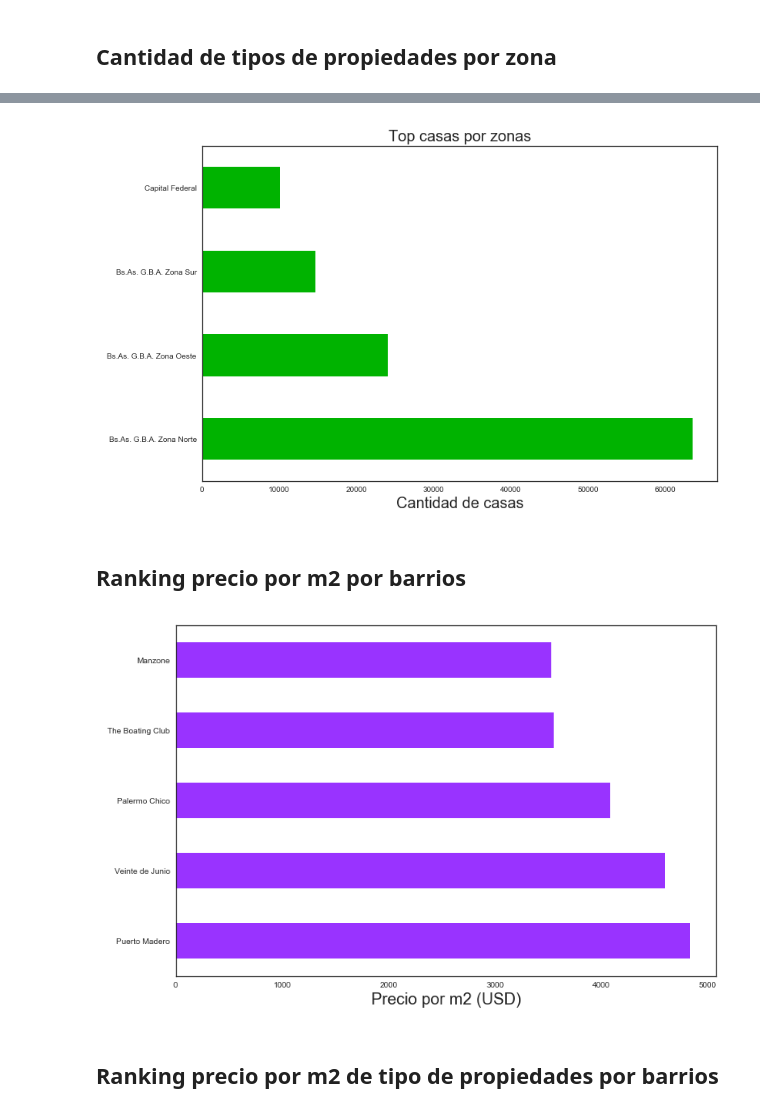
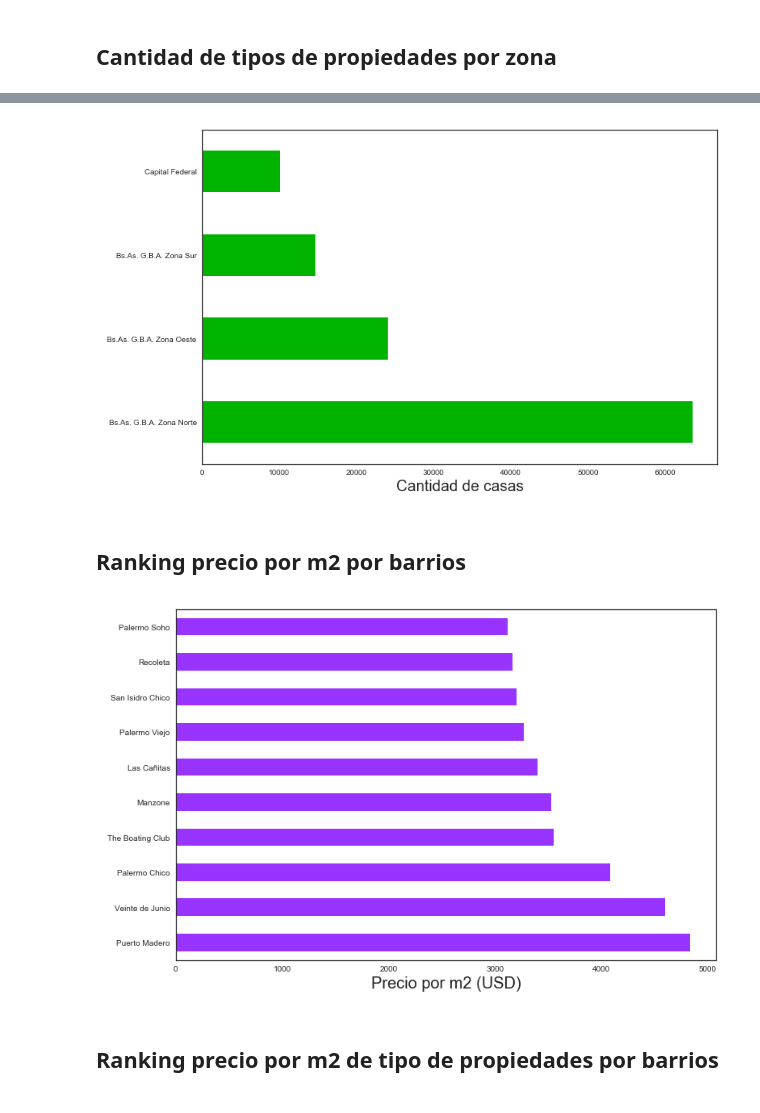
Before and after one commit to AlejandroDaneri/Machine-Learning-Properati, a Jupyter notebook: TP.ipynb, the cells around one changed output, grey strips where cells are left out. Saved outputs shown, nothing was run; the diff lists cells and outputs as text; code cells hidden in the pictures.

```diff
--- a/TP.ipynb
+++ b/TP.ipynb
@@ -156,14 +153,13 @@ plt.show()
 # %%
 ranking_tipos = properati_filtrado.loc[properati_filtrado['property_type']=='house'].groupby('state_name').count()['created_on']
 ranking_tipos.plot(kind='barh',figsize=TAM_IMG,color='#00b300')
 titulo='Top casas por zonas'
-plt.title(titulo,size=20)
 plt.ylabel('')
 plt.xlabel('Cantidad de casas')
 guardar_imagen(titulo)
 plt.show()
 # %% [output]
-[figure, old version]
+[figure, new version]
 # %%
 zona_norte = properati_filtrado.loc[properati_filtrado.state_name.str.contains('Norte')]
 zona_sur = properati_filtrado.loc[properati_filtrado.state_name.str.contains('Sur')]
@@ -173,13 +169,13 @@ caba = properati_filtrado.loc[properati_filtrado.state_name == 'Capital Federal'
 ## Ranking precio por m2 por barrios
 # %%
 titulo = 'Ranking precio por m2 por barrios'
-properati_filtrado.groupby('place_name').mean()['price_usd_per_m2'].sort_values(ascending=False).head().plot(kind='barh',figsize=TAM_IMG,color='#9933ff')
+properati_filtrado.groupby('place_name').mean()['price_usd_per_m2'].sort_values(ascending=False).head(10).plot(kind='barh',figsize=TAM_IMG,color='#9933ff')
 plt.ylabel(' ')
 plt.xlabel('Precio por m2 (USD)')
 guardar_imagen(titulo)
 plt.show()
 # %% [output]
-[figure, old version]
+[figure, new version]
 # %% [markdown]
 ## Ranking precio por m2 de tipo de propiedades por barrios
 # %%
```
Also changed, not shown: parts of 12 cells of this notebook.
